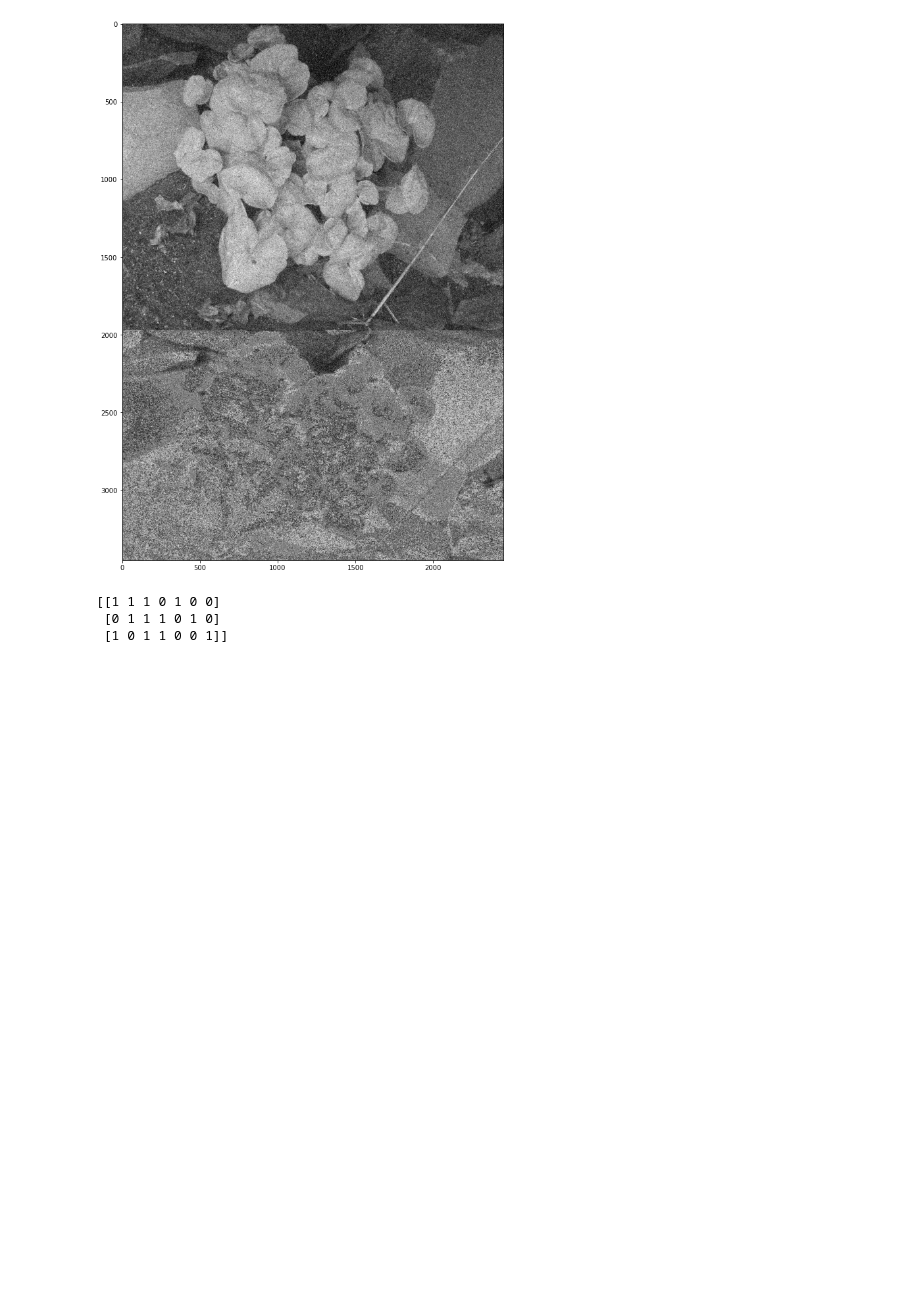
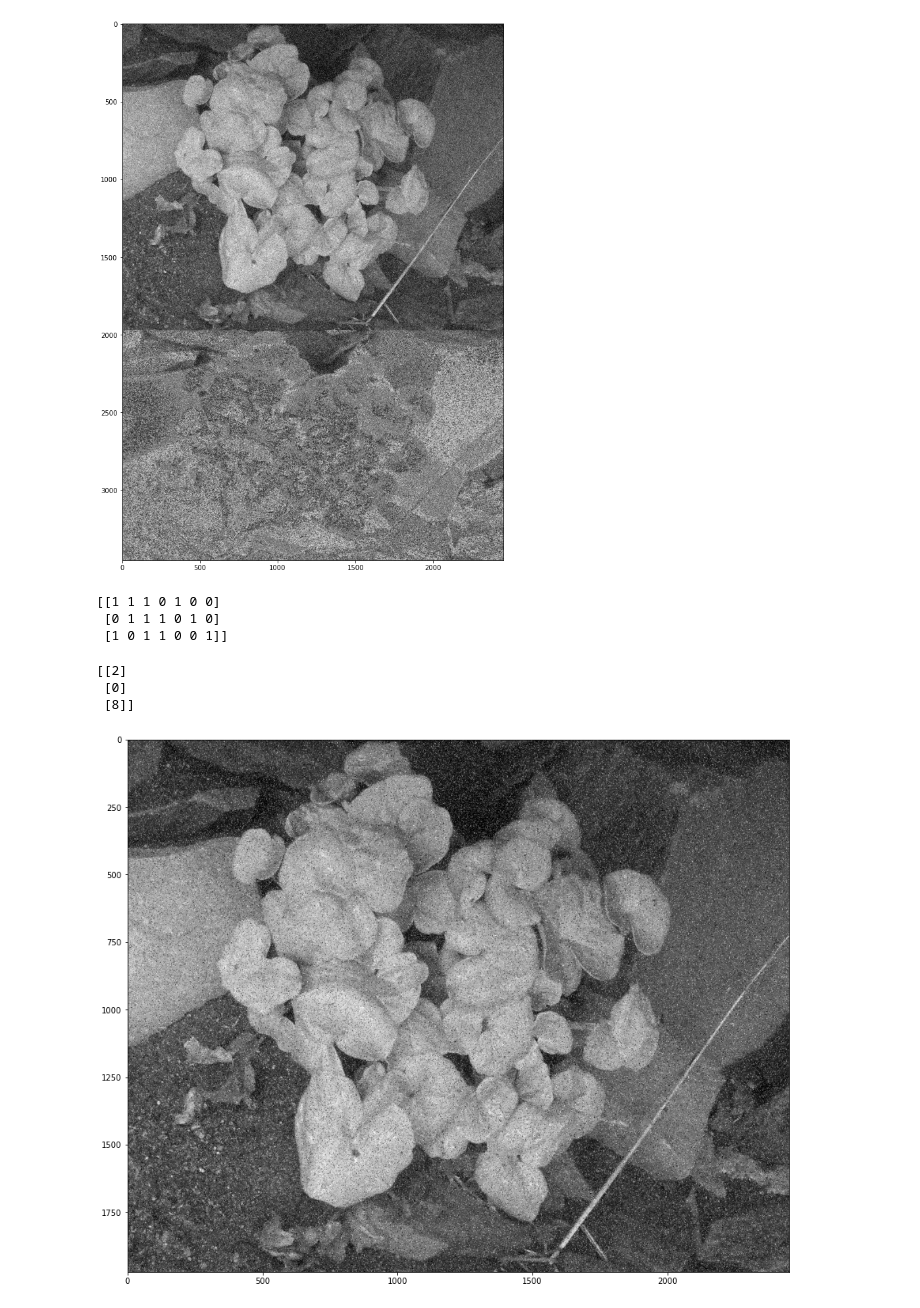
Before and after one commit to pre6/Jupyter-Notebooks, a Jupyter notebook: (7,4) Hamming Code.ipynb, the cells around one changed output. Saved outputs shown, nothing was run; the diff lists cells and outputs as text; code cells hidden in the pictures; blank space fills up the shorter version.

```diff
--- a/(7,4) Hamming Code.ipynb
+++ b/(7,4) Hamming Code.ipynb
@@ -124,14 +124,59 @@ print(H)
 [[1 1 1 0 1 0 0]
  [0 1 1 1 0 1 0]
  [1 0 1 1 0 0 1]]
+# %%
+l = np.array([[1],[0],[8]])
+l[0] = l[0] + 1
+
+print(l)
+# %% [output]
+[[2]
+ [0]
+ [8]]
 # %%
-new_noise = new_noise.astype(int)
+new_noise = next_noise.astype(int)
 Z = np.zeros((1972, 2452))
 k_H, k_w = Z.shape
 
 new_start_h = 0
-new_start_h_parity = 0
+new_start_h_parity = 1972
+z_h = 0
 
-for w in range(k_W):
-    for h in range(k_H):
-        t = np.array
+counter = 0
+
+for w in range(k_w):
+    for h in range(int(k_H/4)):
+        counter += 1
+
+        t_1 = new_noise[new_start_h:new_start_h+4,w:w+1]
+        t_2 = new_noise[new_start_h_parity:new_start_h_parity+3,w:w+1]
+
+        t = np.array([t_1[0],t_1[1],t_1[2],t_1[3],t_2[0],t_2[1],t_2[2]])
+        syndrome = np.dot(H,t)%2
+
+        if (syndrome == np.array([[1],[0],[1]])).all():
+            t[0][0] = (t[0][0]+1)%2
+        elif (syndrome == np.array([[1],[1],[0]])).all():
+            t[1][0] = (t[1][0]+1)%2
+        elif (syndrome == np.array([[1],[1],[1]])).all():
+            t[2][0] = (t[2][0]+1)%2
+
+        Z[z_h:z_h+4 , w:w+1] = t[0:4]
+
+        new_start_h += 4
+        new_start_h_parity += 3
+        z_h += 4
+
+    new_start_h = 0
+    new_start_h_parity = 1972
+    z_h = 0
+# %%
+Z = Z.astype(int)
+
+new = np.array(Z, dtype=bool)
+
+plt.figure(figsize=(15, 15))
+jello = plt.imshow(new, cmap='gray')
+plt.show()
+# %% [output]
+[figure, added]
```
